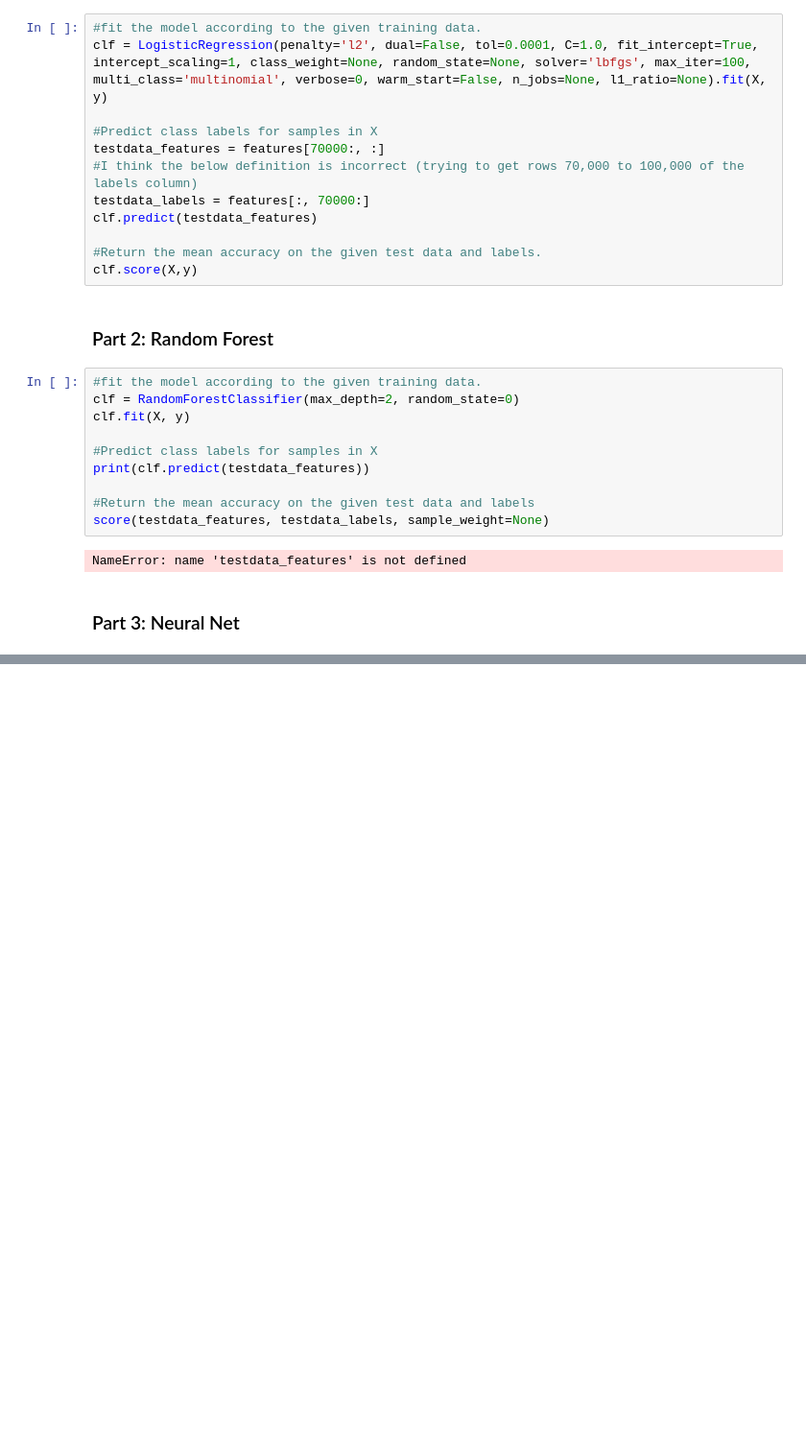
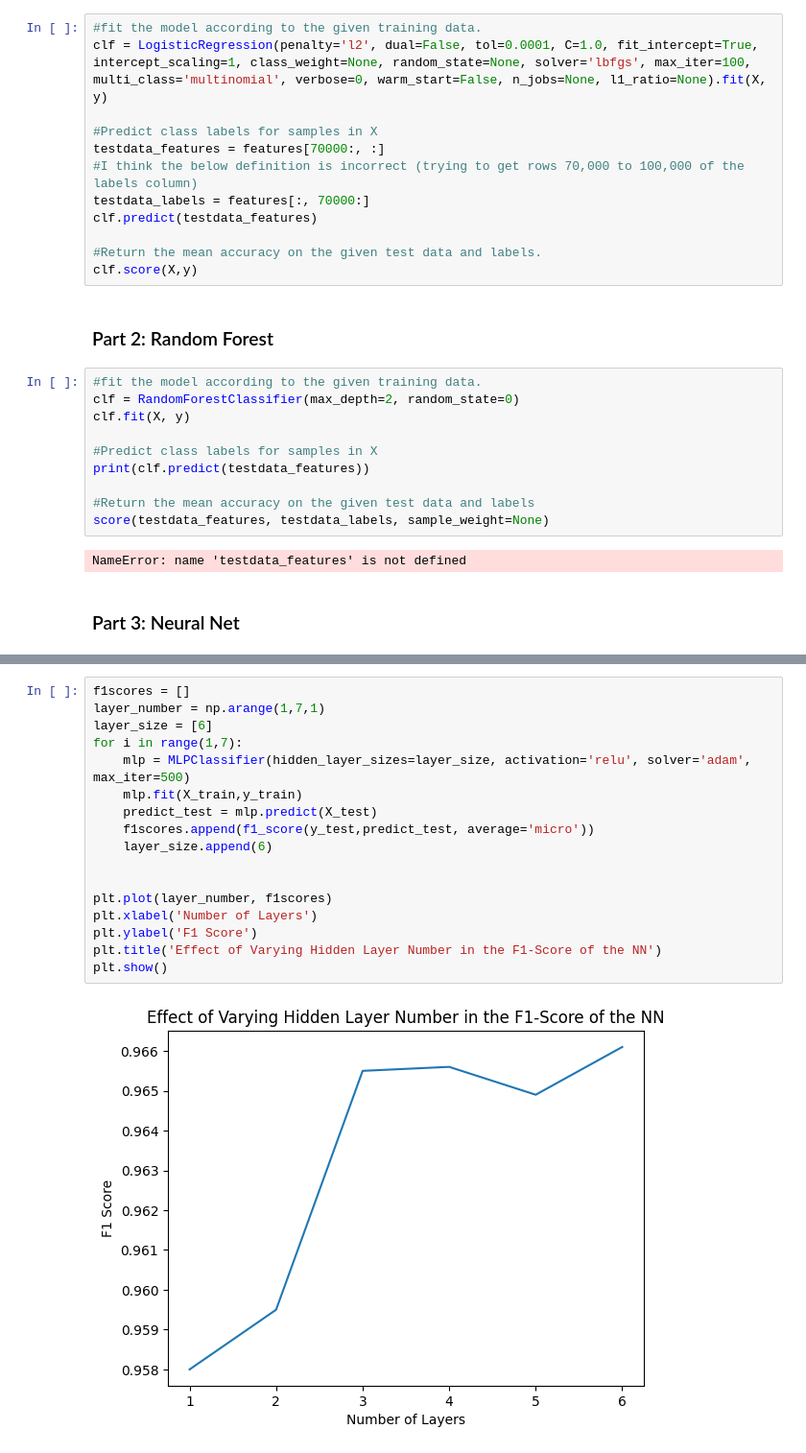
Before and after one commit to asuzanne99/ML-Stellar_Classification, a Jupyter notebook: Computational Physics Project.ipynb, the cells around one changed output, grey strips where cells are left out. Shown at 96% size. Drawn from its saved outputs; the diff is of its cells as text; blank space fills up the shorter version.

```diff
--- a/Computational Physics Project.ipynb
+++ b/Computational Physics Project.ipynb
@@ -149,0 +175,19 @@ predict_test = mlp.predict(X_test)
+# %%
+f1scores = []
+layer_number = np.arange(1,7,1)
+layer_size = [6]
+for i in range(1,7):
+    mlp = MLPClassifier(hidden_layer_sizes=layer_size, activation='relu', solver='adam', max_iter=500)
+    mlp.fit(X_train,y_train)
+    predict_test = mlp.predict(X_test)
+    f1scores.append(f1_score(y_test,predict_test, average='micro'))
+    layer_size.append(6)
+
+
+plt.plot(layer_number, f1scores)
+plt.xlabel('Number of Layers')
+plt.ylabel('F1 Score')
+plt.title('Effect of Varying Hidden Layer Number in the F1-Score of the NN')
+plt.show()
+# %% [output]
+[figure, added]
```
Also changed, not shown: parts of 7 cells of this notebook.
